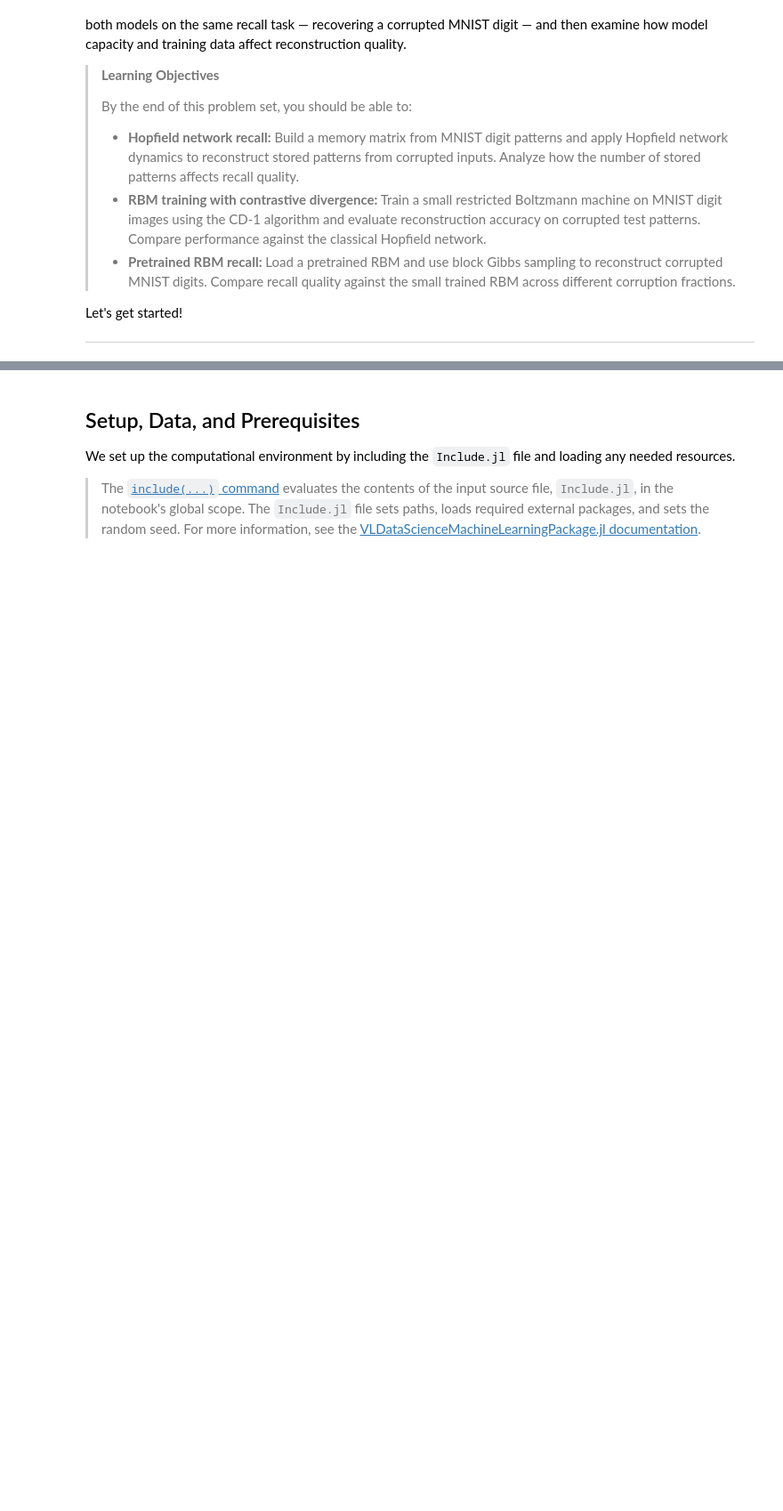
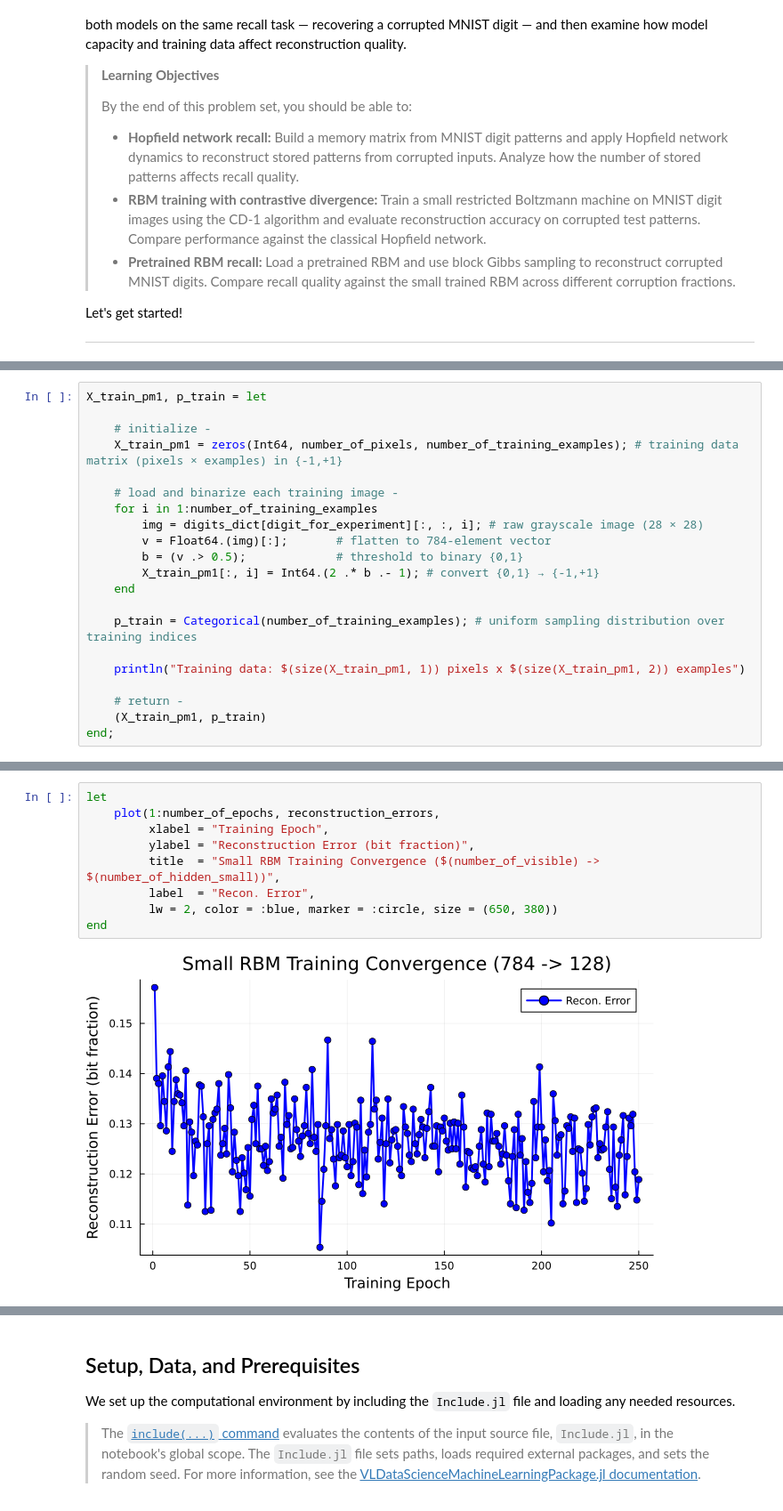
Before and after one commit to CHEME-5820-Spring-2026/ps4-5820-s26-Aditambe09, a Jupyter notebook: PS4-CHEME-5820-Student-RBM-Digits-S2025.ipynb, the cells around one changed output, grey strips where cells are left out. Shown at 89% size. Cells and saved outputs as stored; diff of their text form; blank space fills up the shorter version.

```diff
--- a/PS4-CHEME-5820-Student-RBM-Digits-S2025.ipynb
+++ b/PS4-CHEME-5820-Student-RBM-Digits-S2025.ipynb
@@ -19,0 +351,21 @@ ___
+# %%
+X_train_pm1, p_train = let
+
+    # initialize -
+    X_train_pm1 = zeros(Int64, number_of_pixels, number_of_training_examples); # training data matrix (pixels × examples) in {-1,+1}
+
+    # load and binarize each training image -
+    for i in 1:number_of_training_examples
+        img = digits_dict[digit_for_experiment][:, :, i]; # raw grayscale image (28 × 28)
+        v = Float64.(img)[:];       # flatten to 784-element vector
+        b = (v .> 0.5);             # threshold to binary {0,1}
+        X_train_pm1[:, i] = Int64.(2 .* b .- 1); # convert {0,1} → {-1,+1}
+    end
+
+    p_train = Categorical(number_of_training_examples); # uniform sampling distribution over training indices
+
+    println("Training data: $(size(X_train_pm1, 1)) pixels x $(size(X_train_pm1, 2)) examples")
+
+    # return -
+    (X_train_pm1, p_train)
+end;
@@ -19,0 +454,11 @@ ___
+# %%
+let
+    plot(1:number_of_epochs, reconstruction_errors,
+         xlabel = "Training Epoch",
+         ylabel = "Reconstruction Error (bit fraction)",
+         title  = "Small RBM Training Convergence ($(number_of_visible) -> $(number_of_hidden_small))",
+         label  = "Recon. Error",
+         lw = 2, color = :blue, marker = :circle, size = (650, 380))
+end
+# %% [output]
+[figure, added]
```
Also changed, not shown: parts of 139 cells of this notebook.
